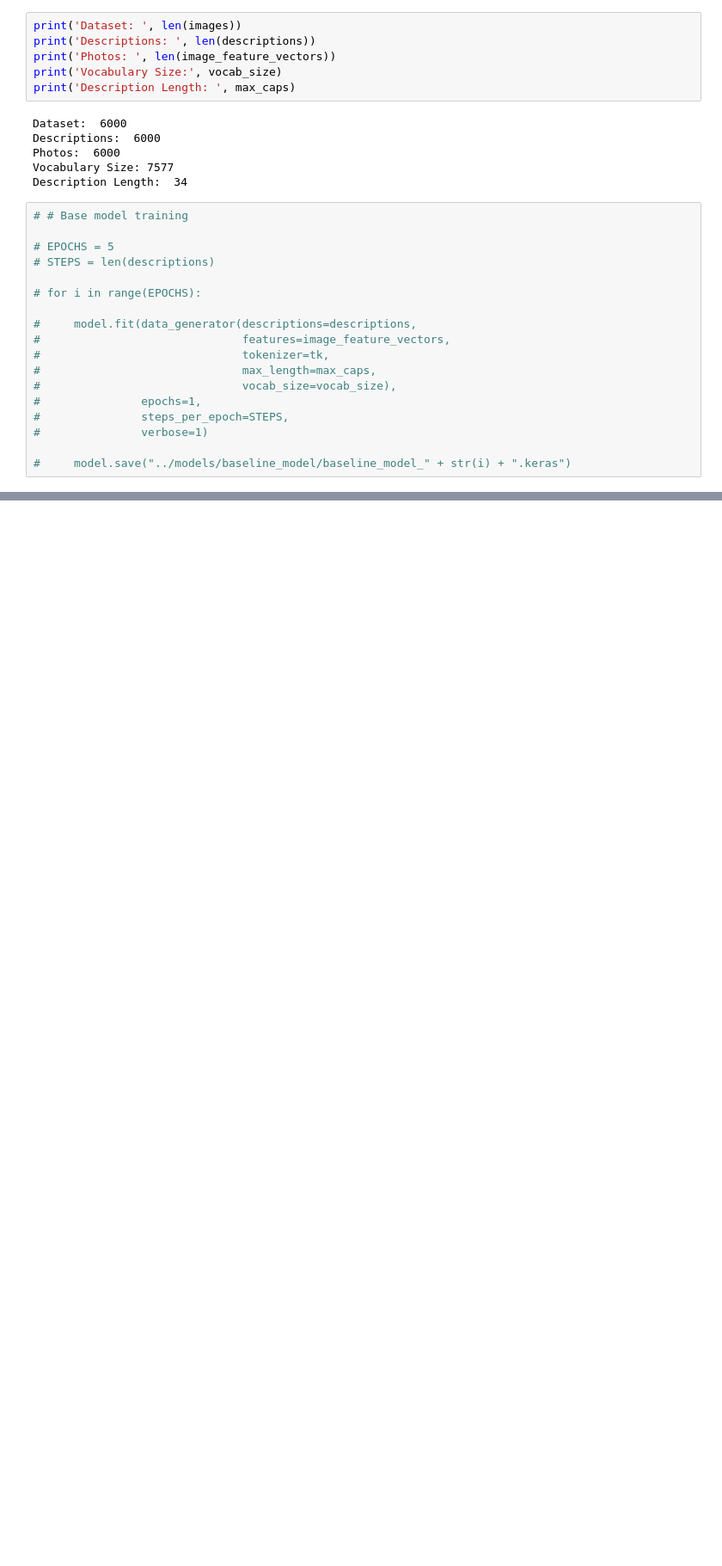
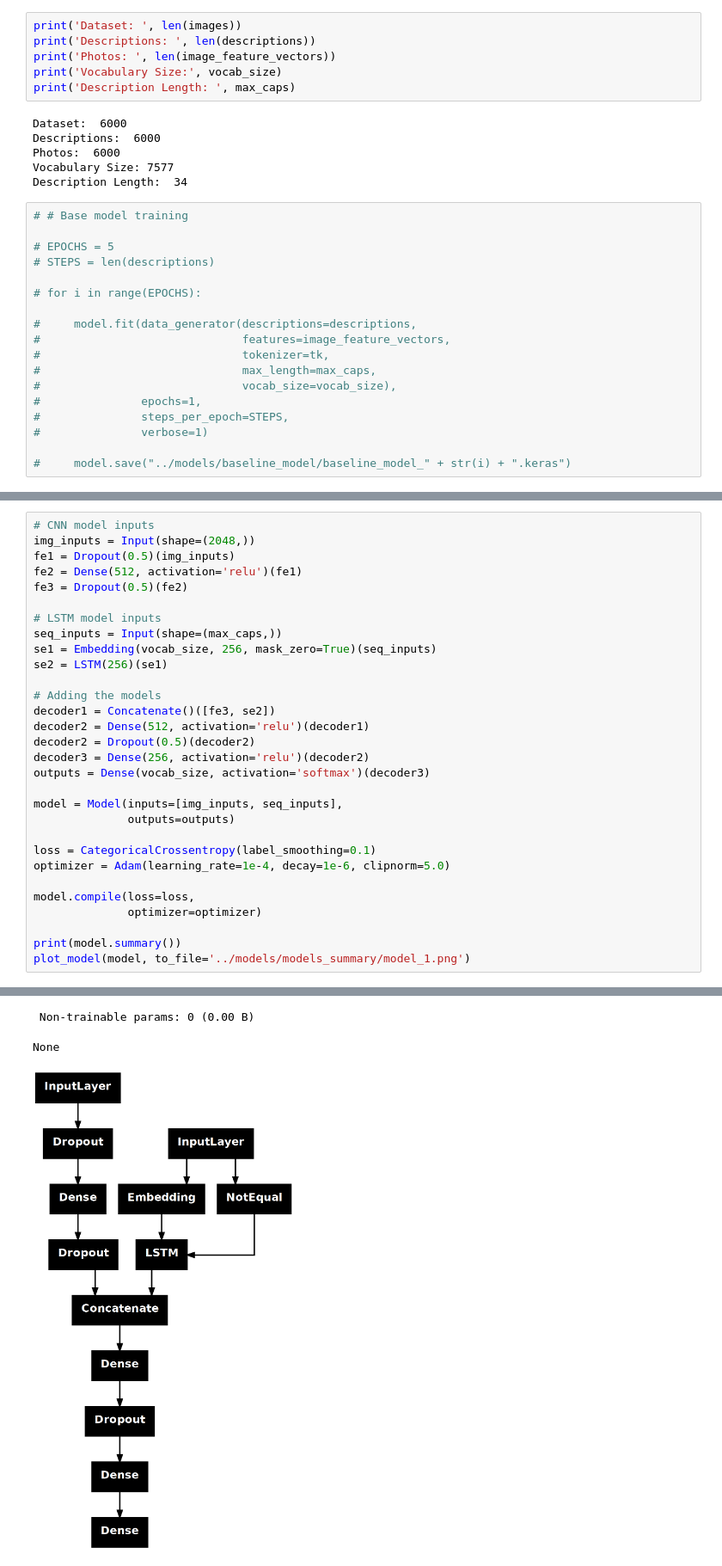
Before and after one commit to Mahmoud1087/img_caption_generator, a Jupyter notebook: notebooks/01-image_caption_generator.ipynb, the cells around one changed output, grey strips where cells are left out. Shown at 86% size. Saved outputs shown, nothing was run; the diff lists cells and outputs as text; blank space fills up the shorter version.

Commit message:
added models 1 and 2

```diff
--- a/notebooks/01-image_caption_generator.ipynb
+++ b/notebooks/01-image_caption_generator.ipynb
@@ -636,0 +626,31 @@ display_images_with_captions(
+# %%
+# CNN model inputs
+img_inputs = Input(shape=(2048,))
+fe1 = Dropout(0.5)(img_inputs)
+fe2 = Dense(512, activation='relu')(fe1)
+fe3 = Dropout(0.5)(fe2)
+
+# LSTM model inputs
+seq_inputs = Input(shape=(max_caps,))
+se1 = Embedding(vocab_size, 256, mask_zero=True)(seq_inputs)
+se2 = LSTM(256)(se1)
+
+# Adding the models
+decoder1 = Concatenate()([fe3, se2])
+decoder2 = Dense(512, activation='relu')(decoder1)
+decoder2 = Dropout(0.5)(decoder2)
+decoder3 = Dense(256, activation='relu')(decoder2)
+outputs = Dense(vocab_size, activation='softmax')(decoder3)
+
+model = Model(inputs=[img_inputs, seq_inputs],
+              outputs=outputs)
+
+loss = CategoricalCrossentropy(label_smoothing=0.1)
+optimizer = Adam(learning_rate=1e-4, decay=1e-6, clipnorm=5.0)
+
+model.compile(loss=loss,
+              optimizer=optimizer)
+
+print(model.summary())
+plot_model(model, to_file='../models/models_summary/model_1.png')
+# %% [output]
@@ -636,0 +677,3 @@ display_images_with_captions(
+ Non-trainable params: 0 (0.00 B)
+None
+[figure, added]
```
Also changed, not shown: parts of 10 cells of this notebook, 9 other files.
